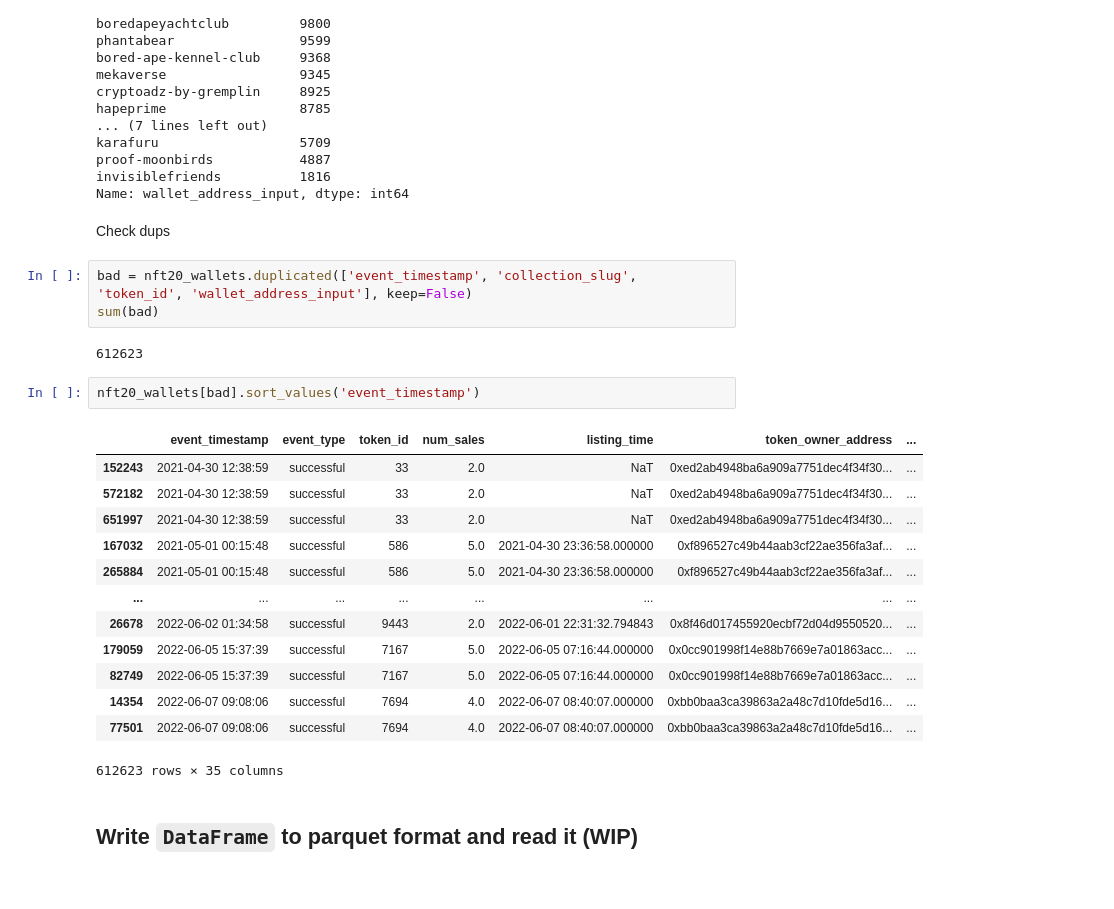
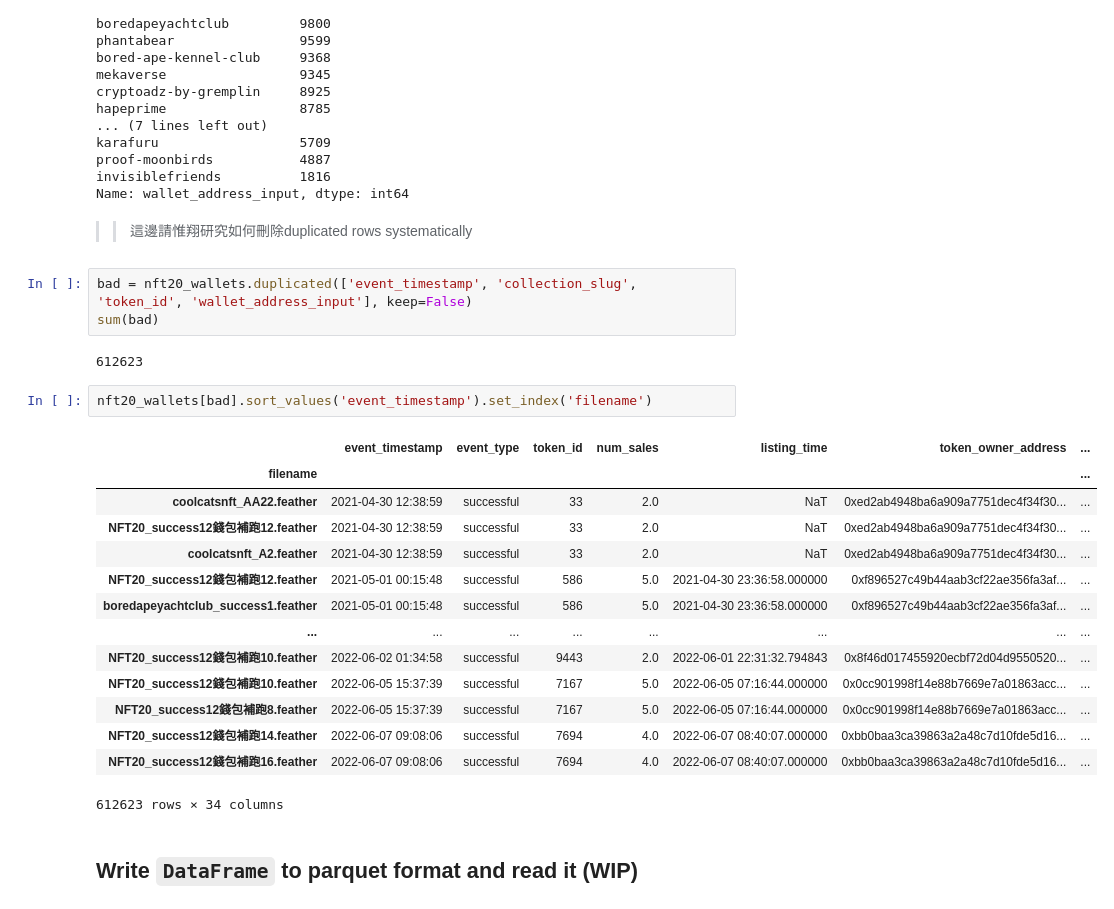
Before and after one commit to Cryptoro-DAO/OpenSea-API-crawler, a Jupyter notebook: large_dataset_read-combine-apply20220615.ipynb, the cells around one changed output. Saved outputs shown, nothing was run; the diff lists cells and outputs as text.

```diff
--- a/large_dataset_read-combine-apply20220615.ipynb
+++ b/large_dataset_read-combine-apply20220615.ipynb
@@ -194,27 +194,28 @@ proof-moonbirds           4887
 invisiblefriends          1816
 Name: wallet_address_input, dtype: int64
 # %% [markdown]
-Check dups
+>> 這邊請惟翔研究如何刪除duplicated rows systematically
 # %%
 bad = nft20_wallets.duplicated(['event_timestamp', 'collection_slug', 'token_id', 'wallet_address_input'], keep=False)
 sum(bad)
 # %% [output]
 612623
 # %%
-nft20_wallets[bad].sort_values('event_timestamp')
+nft20_wallets[bad].sort_values('event_timestamp').set_index('filename')
 # %% [output]
 |  | event_timestamp | event_type | token_id | num_sales | listing_time | token_owner_address | ... |
-| 152243 | 2021-04-30 12:38:59 | successful | 33 | 2.0 | NaT | 0xed2ab4948ba6a909a7751dec4f34f30... | ... |
-| 572182 | 2021-04-30 12:38:59 | successful | 33 | 2.0 | NaT | 0xed2ab4948ba6a909a7751dec4f34f30... | ... |
-| 651997 | 2021-04-30 12:38:59 | successful | 33 | 2.0 | NaT | 0xed2ab4948ba6a909a7751dec4f34f30... | ... |
-| 167032 | 2021-05-01 00:15:48 | successful | 586 | 5.0 | 2021-04-30 23:36:58.000000 | 0xf896527c49b44aab3cf22ae356fa3af... | ... |
-| 265884 | 2021-05-01 00:15:48 | successful | 586 | 5.0 | 2021-04-30 23:36:58.000000 | 0xf896527c49b44aab3cf22ae356fa3af... | ... |
+| filename |  |  |  |  |  |  | ... |
+| coolcatsnft_AA22.feather | 2021-04-30 12:38:59 | successful | 33 | 2.0 | NaT | 0xed2ab4948ba6a909a7751dec4f34f30... | ... |
+| NFT20_success12錢包補跑12.feather | 2021-04-30 12:38:59 | successful | 33 | 2.0 | NaT | 0xed2ab4948ba6a909a7751dec4f34f30... | ... |
+| coolcatsnft_A2.feather | 2021-04-30 12:38:59 | successful | 33 | 2.0 | NaT | 0xed2ab4948ba6a909a7751dec4f34f30... | ... |
+| NFT20_success12錢包補跑12.feather | 2021-05-01 00:15:48 | successful | 586 | 5.0 | 2021-04-30 23:36:58.000000 | 0xf896527c49b44aab3cf22ae356fa3af... | ... |
+| boredapeyachtclub_success1.feather | 2021-05-01 00:15:48 | successful | 586 | 5.0 | 2021-04-30 23:36:58.000000 | 0xf896527c49b44aab3cf22ae356fa3af... | ... |
 | ... | ... | ... | ... | ... | ... | ... | ... |
-| 26678 | 2022-06-02 01:34:58 | successful | 9443 | 2.0 | 2022-06-01 22:31:32.794843 | 0x8f46d017455920ecbf72d04d9550520... | ... |
-| 179059 | 2022-06-05 15:37:39 | successful | 7167 | 5.0 | 2022-06-05 07:16:44.000000 | 0x0cc901998f14e88b7669e7a01863acc... | ... |
-| 82749 | 2022-06-05 15:37:39 | successful | 7167 | 5.0 | 2022-06-05 07:16:44.000000 | 0x0cc901998f14e88b7669e7a01863acc... | ... |
-| 14354 | 2022-06-07 09:08:06 | successful | 7694 | 4.0 | 2022-06-07 08:40:07.000000 | 0xbb0baa3ca39863a2a48c7d10fde5d16... | ... |
-| 77501 | 2022-06-07 09:08:06 | successful | 7694 | 4.0 | 2022-06-07 08:40:07.000000 | 0xbb0baa3ca39863a2a48c7d10fde5d16... | ... |
+| NFT20_success12錢包補跑10.feather | 2022-06-02 01:34:58 | successful | 9443 | 2.0 | 2022-06-01 22:31:32.794843 | 0x8f46d017455920ecbf72d04d9550520... | ... |
+| NFT20_success12錢包補跑10.feather | 2022-06-05 15:37:39 | successful | 7167 | 5.0 | 2022-06-05 07:16:44.000000 | 0x0cc901998f14e88b7669e7a01863acc... | ... |
+| NFT20_success12錢包補跑8.feather | 2022-06-05 15:37:39 | successful | 7167 | 5.0 | 2022-06-05 07:16:44.000000 | 0x0cc901998f14e88b7669e7a01863acc... | ... |
+| NFT20_success12錢包補跑14.feather | 2022-06-07 09:08:06 | successful | 7694 | 4.0 | 2022-06-07 08:40:07.000000 | 0xbb0baa3ca39863a2a48c7d10fde5d16... | ... |
+| NFT20_success12錢包補跑16.feather | 2022-06-07 09:08:06 | successful | 7694 | 4.0 | 2022-06-07 08:40:07.000000 | 0xbb0baa3ca39863a2a48c7d10fde5d16... | ... |
-612623 rows × 35 columns
+612623 rows × 34 columns
 # %% [markdown]
 ## Write `DataFrame` to parquet format and read it (WIP)
```
